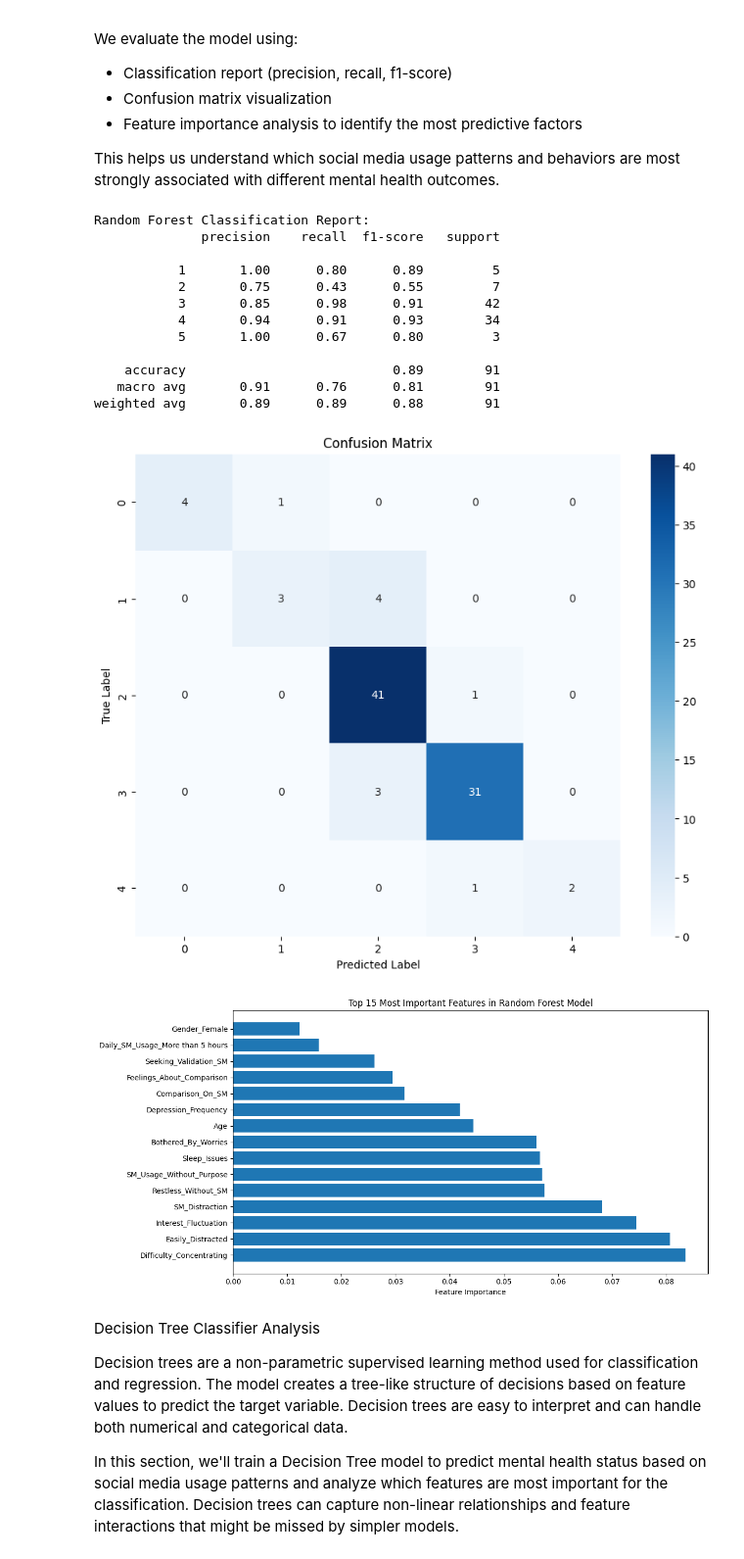
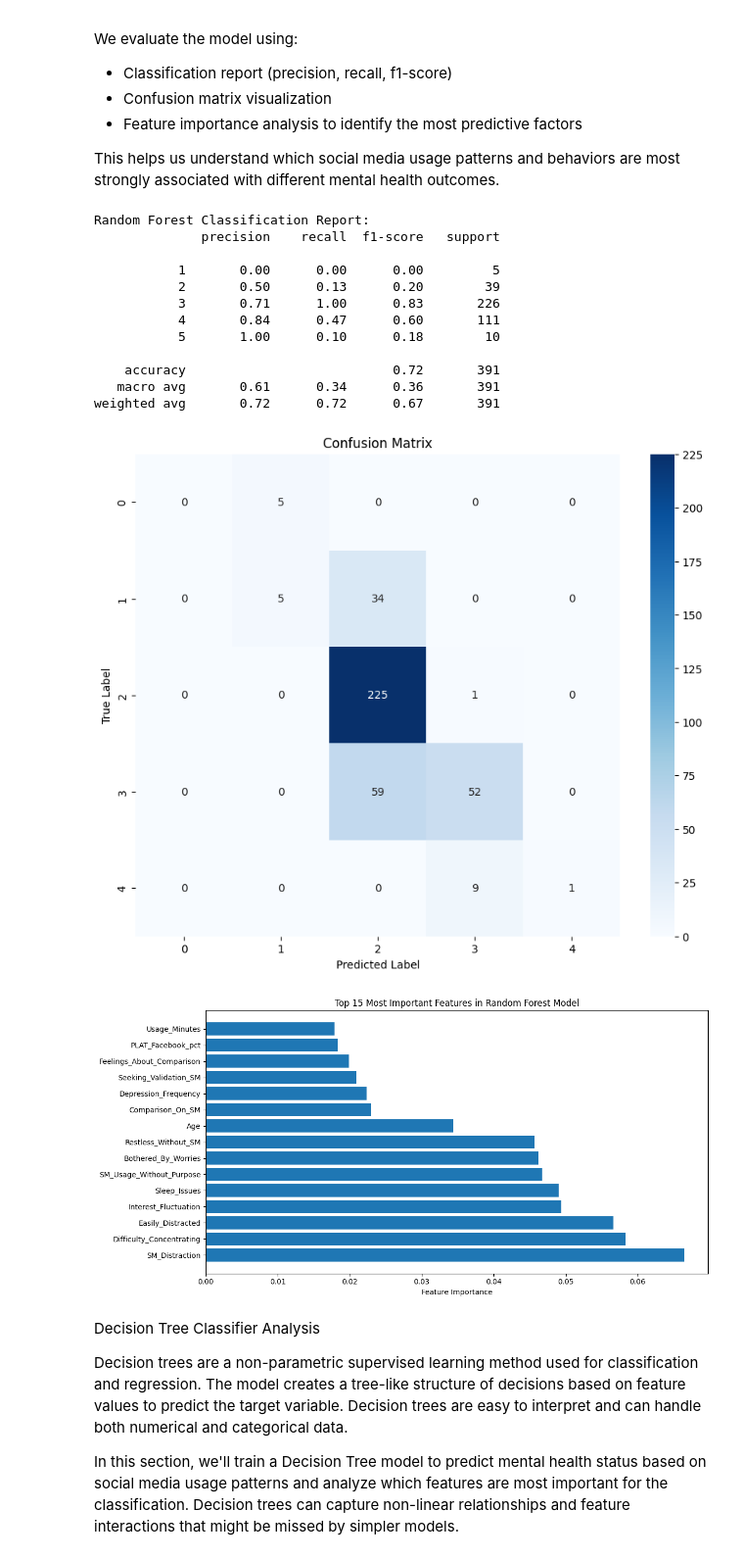
Before and after one commit to TasnimulIntazamAsif/Social_Media_Addiction, a Jupyter notebook: SMMH.ipynb, the cells around one changed output. Shown at 98% size. Drawn from its saved outputs; the diff is of its cells as text; code cells hidden in the pictures.

```diff
--- a/SMMH.ipynb
+++ b/SMMH.ipynb
@@ -45,3 +45,33 @@ df.head()
 | 3 | 4/18/2022 19:29:43 | 21.0 | Female | Single | University Student | ... |
 | 4 | 4/18/2022 19:33:31 | 21.0 | Female | Single | University Student | ... |
 5 rows × 21 columns
+# %%
+# SMMH Dataset Structure: Number of Subjects per Attribute
+
+# Import necessary libraries
+import pandas as pd
+import matplotlib.pyplot as plt
+
+# Load the dataset
+df = pd.read_csv('smmh.csv')
+
+# Count the number of non-null entries for each column
+attribute_counts = df.notnull().sum()
+
+# Plotting
+plt.figure(figsize=(20, 8))
+bars = plt.bar(attribute_counts.index, attribute_counts.values, color='skyblue')
+
+# Adding counts above bars
+for bar in bars:
+    yval = bar.get_height()
+    plt.text(bar.get_x() + bar.get_width()/2.0, yval + 5, int(yval), ha='center', va='bottom', fontsize=8)
+
+# Customize the plot
+plt.xticks(rotation=60, ha='right')
+plt.xlabel('Attributes', fontsize=14, weight='bold')
+plt.ylabel('Number of Subjects', fontsize=14, weight='bold')
+plt.title('Number of Subjects per Attribute in Social Media Usage Dataset', fontsize=16, weight='bold')
+plt.tight_layout()
+plt.grid(axis='y', linestyle='--', alpha=0.7)
+plt.show()
@@ -776,56 +1024,65 @@ Testing set shape: (91, 175)
 from sklearn.ensemble import RandomForestClassifier
 from sklearn.metrics import classification_report, confusion_matrix
 import seaborn as sns
+import matplotlib.pyplot as plt
+import pandas as pd
+
+# Convert categorical variables to numeric using one-hot encoding
+X_encoded = pd.get_dummies(X_train)
+X_test_encoded = pd.get_dummies(X_test)
+
+# Align the train and test data to ensure they have the same columns
+X_train_aligned, X_test_aligned = X_encoded.align(X_test_encoded, join='left', axis=1, fill_value=0)
 
 # Initialize and train the Random Forest model
 rf_model = RandomForestClassifier(n_estimators=100, random_state=44)
-rf_model.fit(X_train, y_train)
+rf_model.fit(X_train_aligned, y_train)
 
 # Make predictions
-y_pred = rf_model.predict(X_test)
+y_pred = rf_model.predict(X_test_aligned)
 
 # Print model performance metrics
 print("\nRandom Forest Classification Report:")
 print(classification_report(y_test, y_pred))
 
 # Create confusion matrix
 plt.figure(figsize=(10, 8))
 cm = confusion_matrix(y_test, y_pred)
 sns.heatmap(cm, annot=True, fmt='d', cmap='Blues')
 plt.title('Confusion Matrix')
 plt.ylabel('True Label')
 plt.xlabel('Predicted Label')
 plt.show()
 
 # Get feature importance
 feature_importance = pd.DataFrame({
-    'feature': X.columns,
+    'feature': X_train_aligned.columns,
     'importance': rf_model.feature_importances_
 })
 feature_importance = feature_importance.sort_values('importance', ascending=False)
 
 # Plot top 15 most important features
 plt.figure(figsize=(12, 6))
 plt.barh(feature_importance['feature'][:15], feature_importance['importance'][:15])
 plt.title('Top 15 Most Important Features in Random Forest Model')
 plt.xlabel('Feature Importance')
 plt.tight_layout()
 plt.show()
 # %% [output]
 Random Forest Classification Report:
               precision    recall  f1-score   support
 
-           1       1.00      0.80      0.89         5
-           2       0.75      0.43      0.55         7
-           3       0.85      0.98      0.91        42
-           4       0.94      0.91      0.93        34
-           5       1.00      0.67      0.80         3
+           1       0.00      0.00      0.00         5
+           2       0.50      0.13      0.20        39
+           3       0.71      1.00      0.83       226
+           4       0.84      0.47      0.60       111
+           5       1.00      0.10      0.18        10
 
-    accuracy                           0.89        91
-   macro avg       0.91      0.76      0.81        91
-weighted avg       0.89      0.89      0.88        91
+    accuracy                           0.72       391
+   macro avg       0.61      0.34      0.36       391
+weighted avg       0.72      0.72      0.67       391
-[figure, old version]
+[figure, new version]
-[figure, old version]
+[figure, new version]
 # %% [markdown]
  Decision Tree Classifier Analysis
 
```
Also changed, not shown: parts of 30 cells of this notebook, 13 other files.
